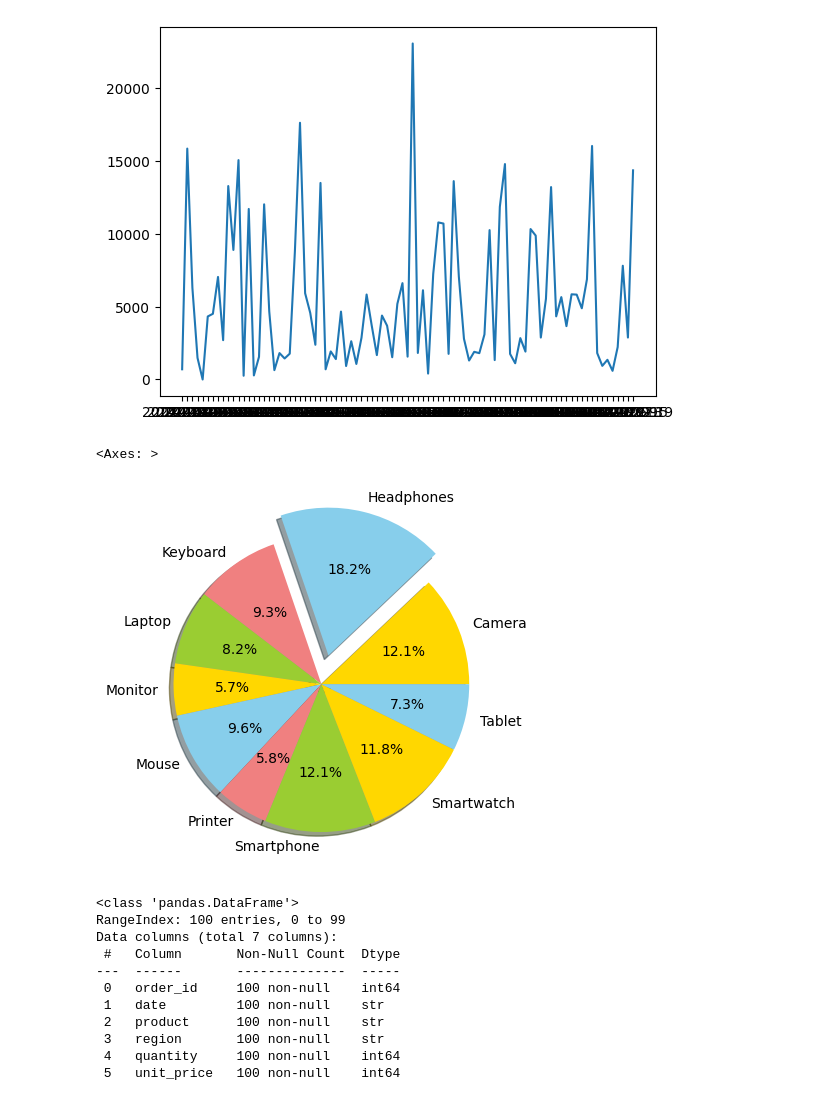
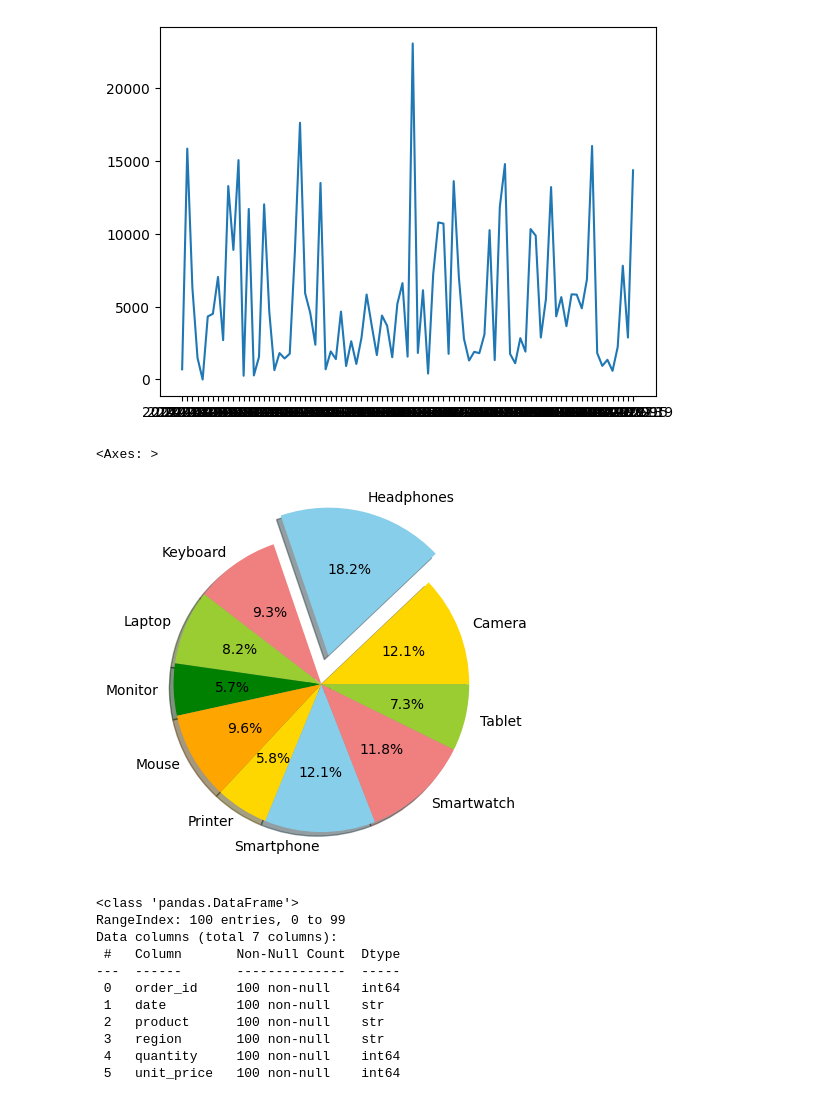
Before and after one commit to cseashishai/ml_course, a Jupyter notebook: 6_DataAnalyis_With_Python/6.5-Matplotlib.ipynb, the cells around one changed output. Cells and saved outputs as stored; diff of their text form; code cells hidden in the pictures.

```diff
--- a/6_DataAnalyis_With_Python/6.5-Matplotlib.ipynb
+++ b/6_DataAnalyis_With_Python/6.5-Matplotlib.ipynb
@@ -159,14 +159,14 @@ plt.plot(sales_trand_date['date'],sales_trand_date['total_sales'])
 [<matplotlib.lines.Line2D at 0x...>]
 [figure]
 # %%
-colors =['gold','skyblue','lightcoral','yellowgreen']
-explode =(0,0.2,0,0,0,0,0,0,0,0)
+colors =['gold','skyblue','lightcoral','yellowgreen','green','orange']
+explode =(0,0.2,0,0,0,0,0,0,0,0) # it use to grph explode/one part to
 
 # plt.pie(size,labels=labeles,colors=colors,autopct="%1.1f%%",explode=explode,shadow=True)
 total_sales_by_product.plot(kind='pie',colors=colors,autopct="%1.1f%%",explode=explode,shadow=True)
 # %% [output]
 <Axes: >
-[figure, old version]
+[figure, new version]
 # %%
 # df.dtypes
 df.info()
```
Also changed, not shown: parts of 3 cells of this notebook, 18 other files.
